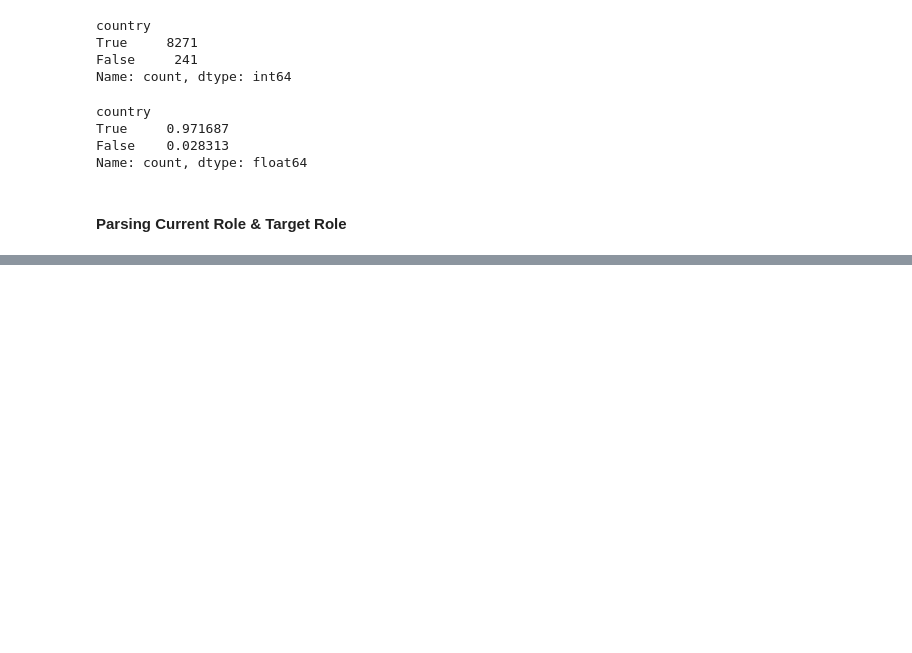
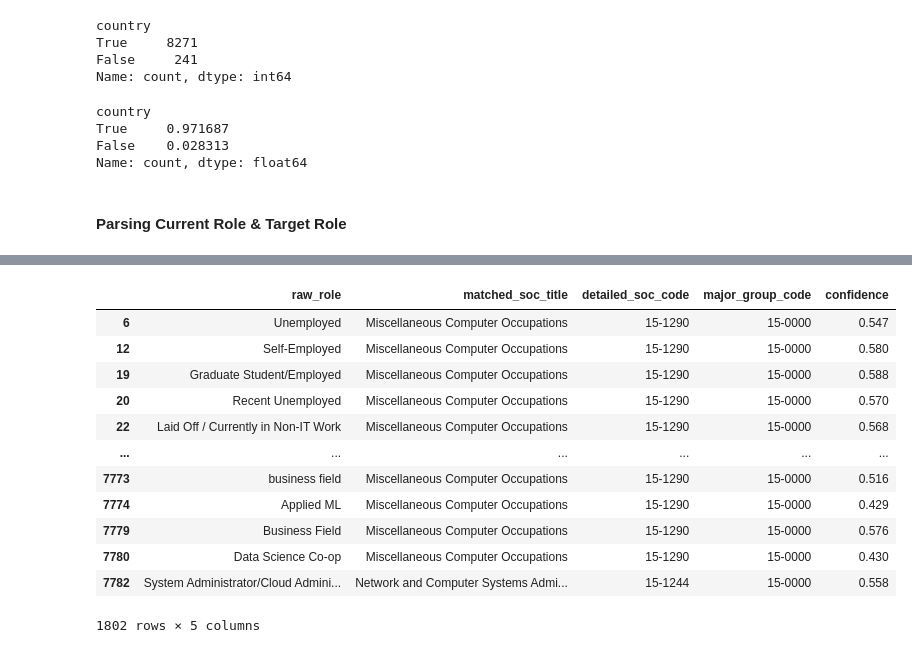
Before and after one commit to saakethk/Reddit-Resumes-Dataset, a Jupyter notebook: exploring_sample_data.ipynb, the cells around one changed output, grey strips where cells are left out. Drawn from its saved outputs; the diff is of its cells as text; code cells hidden in the pictures; blank space fills up the shorter version.

Commit message:
came up with updated taxonomy

```diff
--- a/exploring_sample_data.ipynb
+++ b/exploring_sample_data.ipynb
@@ -447,2 +435,5 @@ Name: count, Length: 5027, dtype: int64
 # %%
+# combines all target and current roles
 all_roles = pd.concat([parsed_title_parts["current_role"], parsed_title_parts["target_role"]])
+all_unique_roles = list(set(all_roles.unique()))
+all_roles.value_counts().head(5)
@@ -469,0 +453,9 @@ soc_taxonomy
+# %%
+# cleans up column names
+soc_taxonomy.columns = [
+    "Major Group",
+    "Minor Group",
+    "Broad Group",
+    "Detailed Occupation",
+    "Name"
+]
@@ -507,0 +704,16 @@ print(df_classified.head(10))
+# %%
+df_classified[df_classified["major_group_code"] == "15-0000"]
+# %% [output]
+|  | raw_role | matched_soc_title | detailed_soc_code | major_group_code | confidence |
+| 6 | Unemployed | Miscellaneous Computer Occupations | 15-1290 | 15-0000 | 0.547 |
+| 12 | Self-Employed | Miscellaneous Computer Occupations | 15-1290 | 15-0000 | 0.580 |
+| 19 | Graduate Student/Employed | Miscellaneous Computer Occupations | 15-1290 | 15-0000 | 0.588 |
+| 20 | Recent Unemployed | Miscellaneous Computer Occupations | 15-1290 | 15-0000 | 0.570 |
+| 22 | Laid Off / Currently in Non-IT Work | Miscellaneous Computer Occupations | 15-1290 | 15-0000 | 0.568 |
+| ... | ... | ... | ... | ... | ... |
+| 7773 | business field | Miscellaneous Computer Occupations | 15-1290 | 15-0000 | 0.516 |
+| 7774 | Applied ML | Miscellaneous Computer Occupations | 15-1290 | 15-0000 | 0.429 |
+| 7779 | Business Field | Miscellaneous Computer Occupations | 15-1290 | 15-0000 | 0.576 |
+| 7780 | Data Science Co-op | Miscellaneous Computer Occupations | 15-1290 | 15-0000 | 0.430 |
+| 7782 | System Administrator/Cloud Admini... | Network and Computer Systems Admi... | 15-1244 | 15-0000 | 0.558 |
+1802 rows × 5 columns
```
Also changed, not shown: parts of 15 cells of this notebook, 1 other file.
